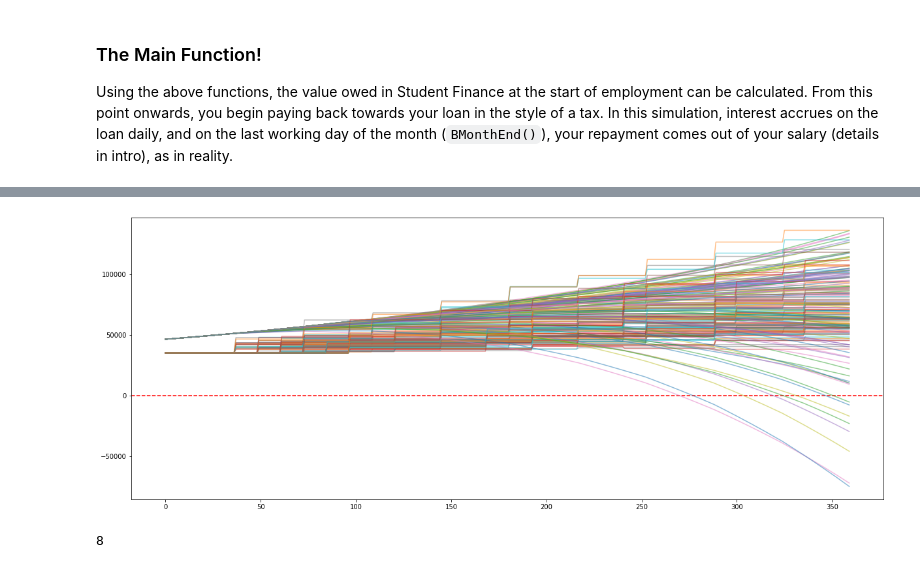
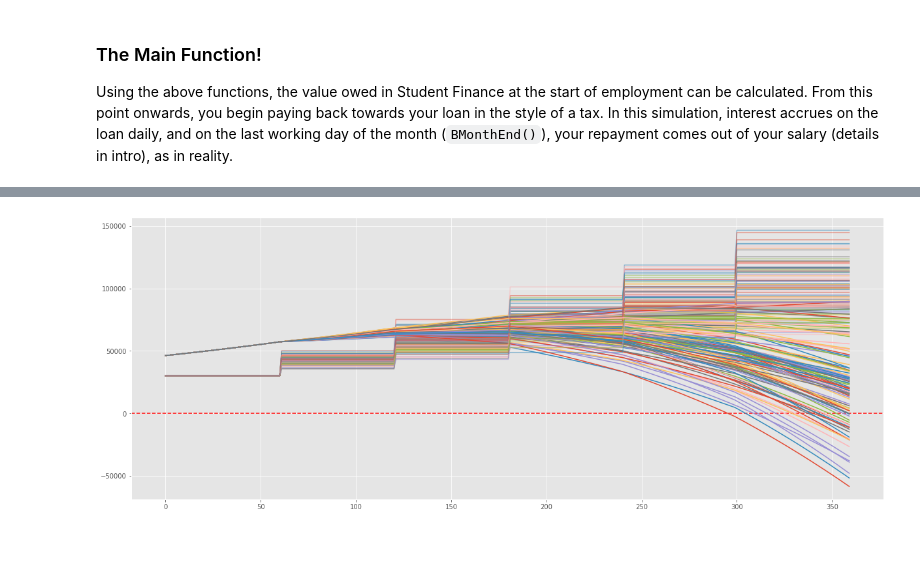
Before and after one commit to lvassor/student_finance_simulation, a Jupyter notebook: notebooks/payoffSimulation_blog_style.ipynb, the cells around one changed output, grey strips where cells are left out. Drawn from its saved outputs; the diff is of its cells as text; code cells hidden in the pictures.

````diff
--- a/notebooks/payoffSimulation_blog_style.ipynb
+++ b/notebooks/payoffSimulation_blog_style.ipynb
@@ -230,7 +234,7 @@ def loanAtEmployment(principal, principal_date, employment_start):
 ### The Main Function!
 Using the above functions, the value owed in Student Finance at the start of employment can be calculated. From this point onwards, you begin paying back towards your loan in the style of a tax. In this simulation, interest accrues on the loan daily, and on the last working day of the month (```BMonthEnd()```), your repayment comes out of your salary (details in intro), as in reality.
 # %%
-def simulateLifetimeEarnings(grossSalaryPA, N, principal, employment_start, frequency, mean_salary_increase, mean_salary_sd):
+def simulateLifetimeEarnings(grossSalaryPA, N, principal, employment_start, method="monte carlo", increases=None):
     '''Simulates payment of student debt across career based on monthly tax payments according to
     estimate salary and compounding interest of loan'''
     salary = []
@@ -246,13 +250,17 @@ def simulateLifetimeEarnings(grossSalaryPA, N, principal, employment_start, freq
     cumulativeList = []
     cumulativeList.append(cumulativeTotal)
     while today <= edate:
-#         if ((today - start).days/365)%frequency == 0 and ((today - start).days/365) > 0:
-#             grossSalaryPA = salaryIncrease(grossSalaryPA, mean=mean_salary_increase, sd=mean_salary_sd)
-        if (today - start).days%365 == 0 and (today - start).days/365 in male_HE.index:
-            grossSalaryPA = male_HE.loc[(today - start).days/365]['Earning']
-#             grossSalaryPA += np.random.normal(0.1*grossSalaryPA,0.2*0.1*grossSalaryPA)
-#             if grossSalaryPA > 150000:
-#                 grossSalaryPA = 150000
+        if method == "monte carlo" and increases is not None:
+            if ((today - start).days/365)%5 == 0 and (today - start).days > 0:
+#                 print((today - start).days/365/5)
+                grossSalaryPA *= increases[(today - start).days/365/5]
+
+        elif method == "monte carlo" and increases is None:
+            print("Please supply monte carlo simulated salary increases")
+
+        if method == "median":
+            if (today - start).days%365 == 0 and (today - start).days/365 in male_HE.index:
+                grossSalaryPA = male_HE.loc[(today - start).days/365]['Earning']
 
         cumulativeTotal *= (1+(0.05/365)) # apply interest on previous payments before new payment
 
@@ -321,26 +349,29 @@ As suggested by the name, Monte Carlo simulations
 # %%
 fig = plt.figure(figsize=(16,6))
 ax = fig.add_axes([0,0,1,1])
 plt.axhline(y = 0, color = 'r', linestyle = '--')
-salary_increases = np.arange(3000,11000,500)
-salary_increases_frequency = np.arange(3,9,1)
-trajectories = np.zeros((len(salary_increases),len(salary_increases_frequency)))
-for i in range(len(salary_increases)):
-    for j in range(len(salary_increases_frequency)):
-        sim, sal = simulateLifetimeEarnings(grossSalaryPA = 35000,
-                                N = 30,
-                                principal = graduateAmount(simEnd = "employment", employmentStart = "2019-10-07", myPayments = myPayments),
-                                employment_start = "2019-10-07",
-                                frequency = salary_increases_frequency[j],
-                                mean_salary_increase = salary_increases[i],
-                                mean_salary_sd = 2500)
-        trajectories[i,j] = sim[-1]
+salary_levels = 6
+np.random.seed(101)
+startingSal = 30000
+sims = 100
+monte_carlo_increases = pd.DataFrame(np.row_stack([np.random.normal(loc=x, scale=0.1,size=(1,sims)) for x in np.linspace(.1,.4,salary_levels)[::-1]]))
+paidOff = 0
+monte_carlo_increases += 1
+monte_carlo_increases.index += 1
+for column in range(sims):
+#     print(monte_carlo_increases[column])
+    sim, sal = simulateLifetimeEarnings(grossSalaryPA = startingSal,
+                                    N = 30,
+                                    principal = graduateAmount(simEnd = "employment", employmentStart = "2019-10-07", myPayments = myPayments),
+                                    employment_start = "2019-10-07",
+                                    method = "monte carlo",
+                                    increases = monte_carlo_increases[column])
+    if sim[-1] < 0:
+        paidOff += 1
 
-        ax.plot(sim, alpha = 0.5)
-        ax.plot(sal, alpha = 0.5)
+    ax.plot(sal, label = "Salary", alpha = 0.5)
+    ax.plot(sim, label = "Net value of Student Loan")
+
+# plt.legend(loc="best");
 # %% [output]
-[figure, old version]
+[figure, new version]
-# %%
-salary_increases_frequency[-1]
-# %% [output]
-8
````
Also changed, not shown: parts of 10 cells of this notebook.
